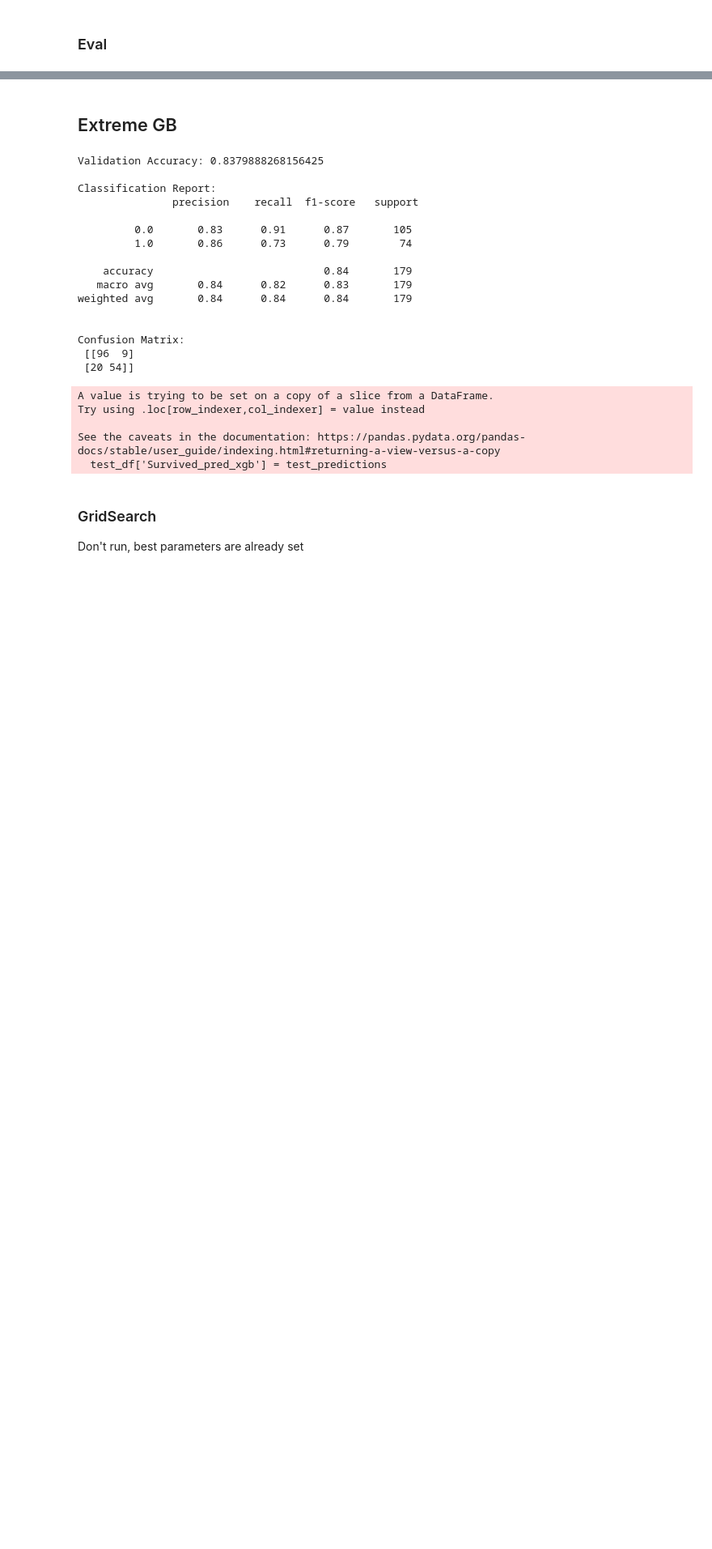
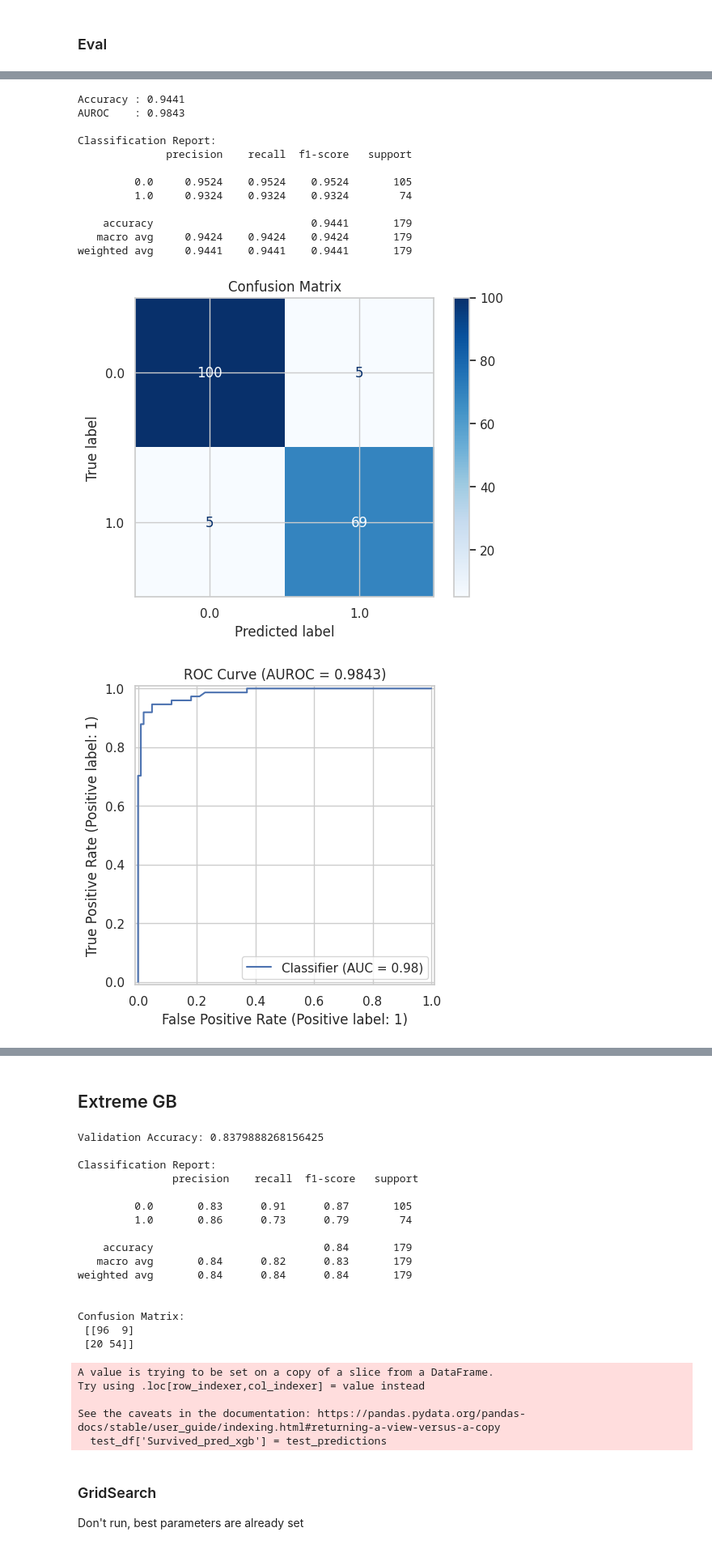
Before and after one commit to Taurusz1/Halado_Adatelemzes, a Jupyter notebook: Halado_Adatelemzes_HF.ipynb, the cells around one changed output, grey strips where cells are left out. Shown at 81% size. Cells and saved outputs as stored; diff of their text form; code cells hidden in the pictures; blank space fills up the shorter version.

```diff
--- a/Halado_Adatelemzes_HF.ipynb
+++ b/Halado_Adatelemzes_HF.ipynb
@@ -758,0 +711,58 @@ See the caveats in the documentation: https://pandas.pydata.org/pandas-docs/stab
+# %%
+from sklearn.metrics import (
+    accuracy_score,
+    classification_report,
+    confusion_matrix,
+    roc_auc_score,
+    ConfusionMatrixDisplay,
+    RocCurveDisplay,
+    PrecisionRecallDisplay
+)
+import matplotlib.pyplot as plt
+
+# Best Parameters from GridSearchCV: {'max_depth': 5, 'max_features': 'sqrt', 'min_samples_leaf': 1, 'min_samples_split': 5, 'n_estimators': 100}
+# Final model trained on full training data
+gbm_final = GradientBoostingClassifier(random_state=42, max_depth=5, max_features='sqrt', min_samples_leaf=1, min_samples_split=5,  n_estimators=100   )
+gbm_final.fit(X, y)
+
+# 1) Get predictions and prediction-probabilities
+y_val_pred  = gbm_final.predict(X_val)
+y_val_probs = gbm_final.predict_proba(X_val)[:, 1]
+
+# 2) Print scalar metrics
+acc   = accuracy_score(y_val, y_val_pred)
+auc   = roc_auc_score(y_val, y_val_probs)
+print(f"Accuracy : {acc:.4f}")
+print(f"AUROC    : {auc:.4f}\n")
+print("Classification Report:")
+print(classification_report(y_val, y_val_pred, digits=4))
+
+# 3) Plot Confusion Matrix
+ConfusionMatrixDisplay.from_predictions(y_val, y_val_pred, cmap="Blues", display_labels=rf_final.classes_)
+plt.title("Confusion Matrix")
+plt.show()
+
+# 4) Plot ROC Curve
+RocCurveDisplay.from_predictions(y_val, y_val_probs)
+plt.title(f"ROC Curve (AUROC = {auc:.4f})")
+plt.show()
+
+# 5) Plot Precision–Recall Curve
+PrecisionRecallDisplay.from_predictions(y_val, y_val_probs)
+plt.title("Precision–Recall Curve")
+plt.show()
+# %% [output]
+Accuracy : 0.9441
+AUROC    : 0.9843
+
+Classification Report:
+              precision    recall  f1-score   support
+
+         0.0     0.9524    0.9524    0.9524       105
+         1.0     0.9324    0.9324    0.9324        74
+
+    accuracy                         0.9441       179
+   macro avg     0.9424    0.9424    0.9424       179
+weighted avg     0.9441    0.9441    0.9441       179
+[figure, added]
+[figure, added]
```
Also changed, not shown: parts of 22 cells of this notebook.
